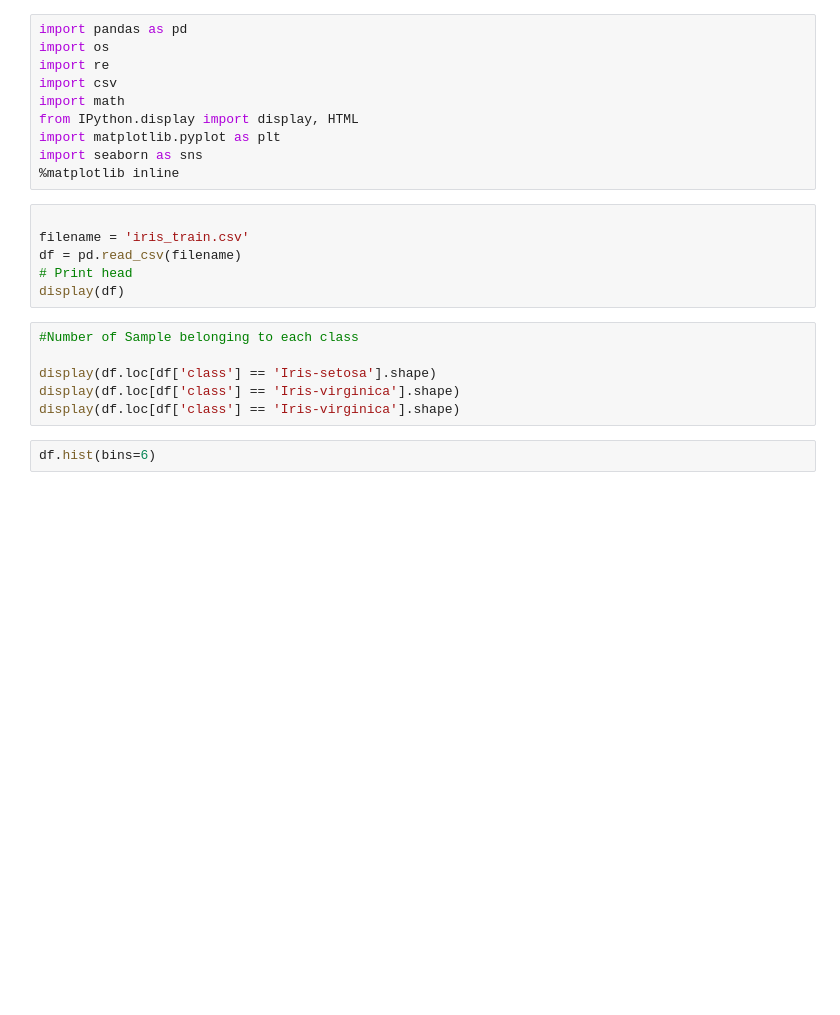
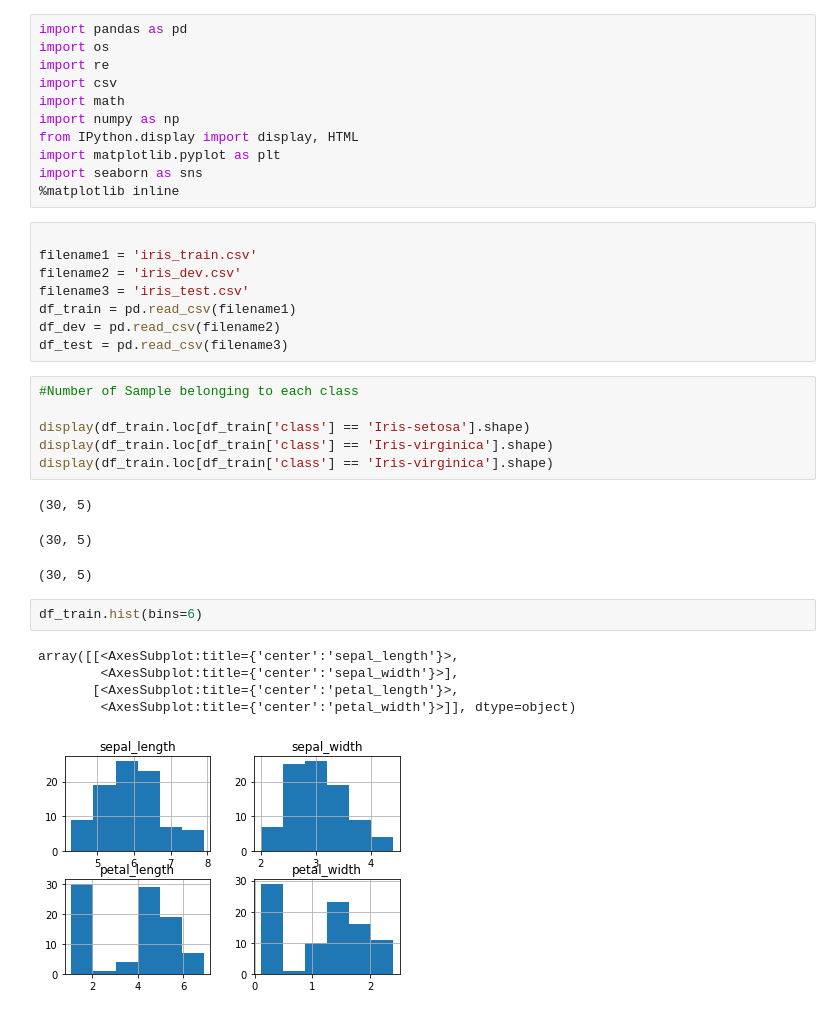
Before and after one commit to alokchandrawal94/Machine-Learning-Codes, a Jupyter notebook: K-Nearest Neighbor.ipynb, the cells around one changed output. Cells and saved outputs as stored; diff of their text form; blank space fills up the shorter version.

```diff
--- a/K-Nearest Neighbor.ipynb
+++ b/K-Nearest Neighbor.ipynb
@@ -4,23 +4,36 @@ import os
 import re
 import csv
 import math
+import numpy as np
 from IPython.display import display, HTML
 import matplotlib.pyplot as plt
 import seaborn as sns
 %matplotlib inline
-# %%
-
-filename = 'iris_train.csv'
-df = pd.read_csv(filename)
-# Print head
-display(df)
+# %%
+
+filename1 = 'iris_train.csv'
+filename2 = 'iris_dev.csv'
+filename3 = 'iris_test.csv'
+df_train = pd.read_csv(filename1)
+df_dev = pd.read_csv(filename2)
+df_test = pd.read_csv(filename3)
 # %%
 #Number of Sample belonging to each class
 
-display(df.loc[df['class'] == 'Iris-setosa'].shape)
-display(df.loc[df['class'] == 'Iris-virginica'].shape)
-display(df.loc[df['class'] == 'Iris-virginica'].shape)
+display(df_train.loc[df_train['class'] == 'Iris-setosa'].shape)
+display(df_train.loc[df_train['class'] == 'Iris-virginica'].shape)
+display(df_train.loc[df_train['class'] == 'Iris-virginica'].shape)
+# %% [output]
+(30, 5)
+(30, 5)
+(30, 5)
 # %%
-df.hist(bins=6)
+df_train.hist(bins=6)
+# %% [output]
+array([[<AxesSubplot:title={'center':'sepal_length'}>,
+        <AxesSubplot:title={'center':'sepal_width'}>],
+       [<AxesSubplot:title={'center':'petal_length'}>,
+        <AxesSubplot:title={'center':'petal_width'}>]], dtype=object)
+[figure, added]
 # %%
 # creating scatter plot
```
Also changed, not shown: parts of 6 cells of this notebook.
